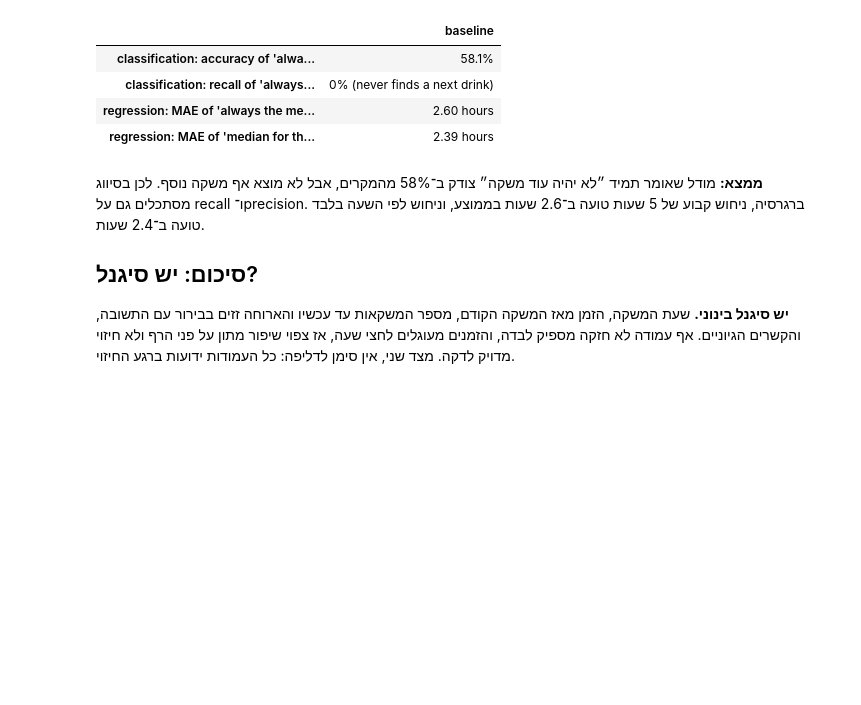
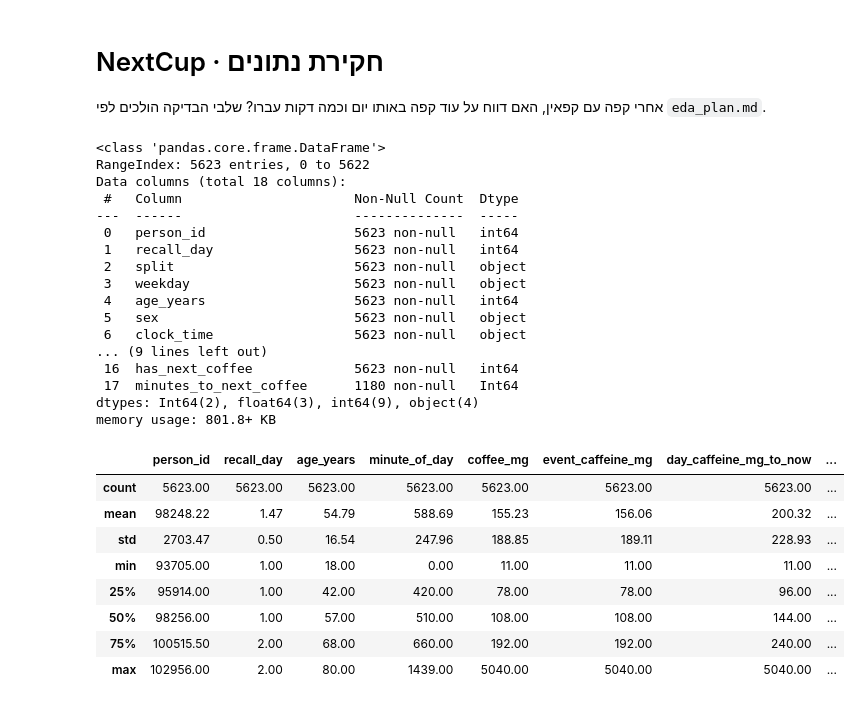
Before and after one commit to eitanav/NextCup, a Jupyter notebook: notebooks/eda.ipynb, the cells around one changed output. Saved outputs shown, nothing was run; the diff lists cells and outputs as text; code cells hidden in the pictures; blank space fills up the shorter version.

```diff
--- a/notebooks/eda.ipynb
+++ b/notebooks/eda.ipynb
@@ -367,27 +1,46 @@ occ
-# %%
-gap = df["hours_to_next"].dropna()
-by_hour = df.loc[gap.index, "hour"].astype(int)
-hour_median = gap.groupby(by_hour).transform("median")
-baseline = pd.Series({
-    "classification: accuracy of 'always no'": f"{1 - df['has_next'].mean():.1%}",
-    "classification: recall of 'always no'": "0% (never finds a next drink)",
-    "regression: MAE of 'always the median (5 h)'": f"{(gap - gap.median()).abs().mean():.2f} hours",
-    "regression: MAE of 'median for this hour'": f"{(gap - hour_median).abs().mean():.2f} hours",
-})
-baseline.to_frame("baseline")
-# %% [output]
-|  | baseline |
-| classification: accuracy of 'alwa... | 58.1% |
-| classification: recall of 'always... | 0% (never finds a next drink) |
-| regression: MAE of 'always the me... | 2.60 hours |
-| regression: MAE of 'median for th... | 2.39 hours |
-# %% [markdown]
-<div dir="rtl">
-
-**ממצא:** מודל שאומר תמיד ״לא יהיה עוד משקה״ צודק ב־58% מהמקרים, אבל לא מוצא אף משקה נוסף. לכן בסיווג מסתכלים גם על recall ו־precision. ברגרסיה, ניחוש קבוע של 5 שעות טועה ב־2.6 שעות בממוצע, וניחוש לפי השעה בלבד טועה ב־2.4 שעות.
-
-## סיכום: יש סיגנל?
-
-**יש סיגנל בינוני.** שעת המשקה, הזמן מאז המשקה הקודם, מספר המשקאות עד עכשיו והארוחה זזים בבירור עם התשובה, והקשרים הגיוניים. אף עמודה לא חזקה מספיק לבדה, והזמנים מעוגלים לחצי שעה, אז צפוי שיפור מתון על פני הרף ולא חיזוי מדויק לדקה. מצד שני, אין סימן לדליפה: כל העמודות ידועות ברגע החיזוי.
-
-</div>
+# %% [markdown]
+# NextCup · חקירת נתונים
+אחרי קפה עם קפאין, האם דווח על עוד קפה באותו יום וכמה דקות עברו? שלבי הבדיקה הולכים לפי `eda_plan.md`.
+# %%
+from pathlib import Path
+import sys
+import altair as alt
+import pandas as pd
+from IPython.display import display
+
+root = Path.cwd()
+if not (root / "data/next_coffee_events.csv").exists():
+    root = root.parent
+sys.path.insert(0, str(root))
+from analysis import LABEL, WAIT, FEATURES, baseline_scores, load_events
+
+d = load_events()
+d.info()
+display(d.describe().round(2))
+# %% [output]
+<class 'pandas.core.frame.DataFrame'>
+RangeIndex: 5623 entries, 0 to 5622
+Data columns (total 18 columns):
+ #   Column                      Non-Null Count  Dtype
+---  ------                      --------------  -----
+ 0   person_id                   5623 non-null   int64
+ 1   recall_day                  5623 non-null   int64
+ 2   split                       5623 non-null   object
+ 3   weekday                     5623 non-null   object
+ 4   age_years                   5623 non-null   int64
+ 5   sex                         5623 non-null   object
+ 6   clock_time                  5623 non-null   object
+... (9 lines left out)
+ 16  has_next_coffee             5623 non-null   int64
+ 17  minutes_to_next_coffee      1180 non-null   Int64
+dtypes: Int64(2), float64(3), int64(9), object(4)
+memory usage: 801.8+ KB
+|  | person_id | recall_day | age_years | minute_of_day | coffee_mg | event_caffeine_mg | day_caffeine_mg_to_now | ... |
+| count | 5623.00 | 5623.00 | 5623.00 | 5623.00 | 5623.00 | 5623.00 | 5623.00 | ... |
+| mean | 98248.22 | 1.47 | 54.79 | 588.69 | 155.23 | 156.06 | 200.32 | ... |
+| std | 2703.47 | 0.50 | 16.54 | 247.96 | 188.85 | 189.11 | 228.93 | ... |
+| min | 93705.00 | 1.00 | 18.00 | 0.00 | 11.00 | 11.00 | 11.00 | ... |
+| 25% | 95914.00 | 1.00 | 42.00 | 420.00 | 78.00 | 78.00 | 96.00 | ... |
+| 50% | 98256.00 | 1.00 | 57.00 | 510.00 | 108.00 | 108.00 | 144.00 | ... |
+| 75% | 100515.50 | 2.00 | 68.00 | 660.00 | 192.00 | 192.00 | 240.00 | ... |
+| max | 102956.00 | 2.00 | 80.00 | 1439.00 | 5040.00 | 5040.00 | 5040.00 | ... |
```
Also changed, not shown: parts of 48 cells of this notebook, 18 other files.
